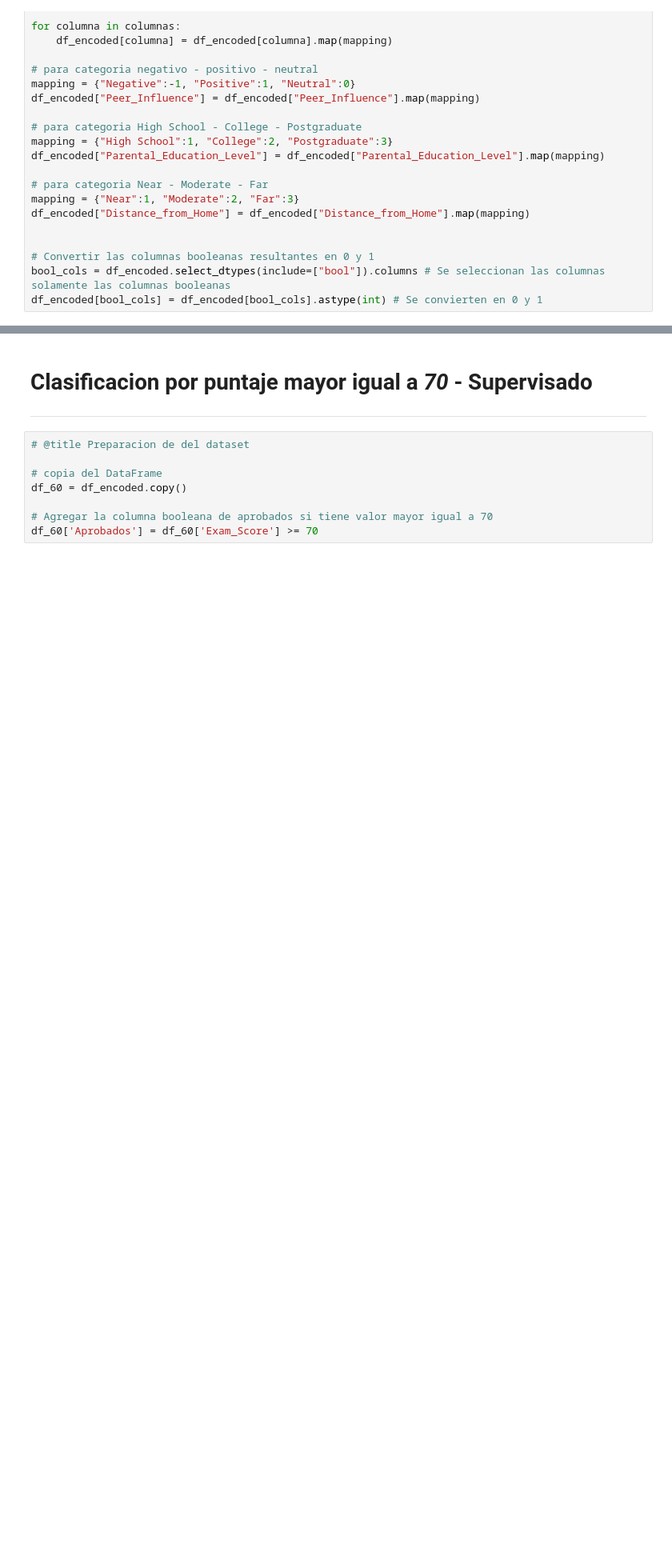
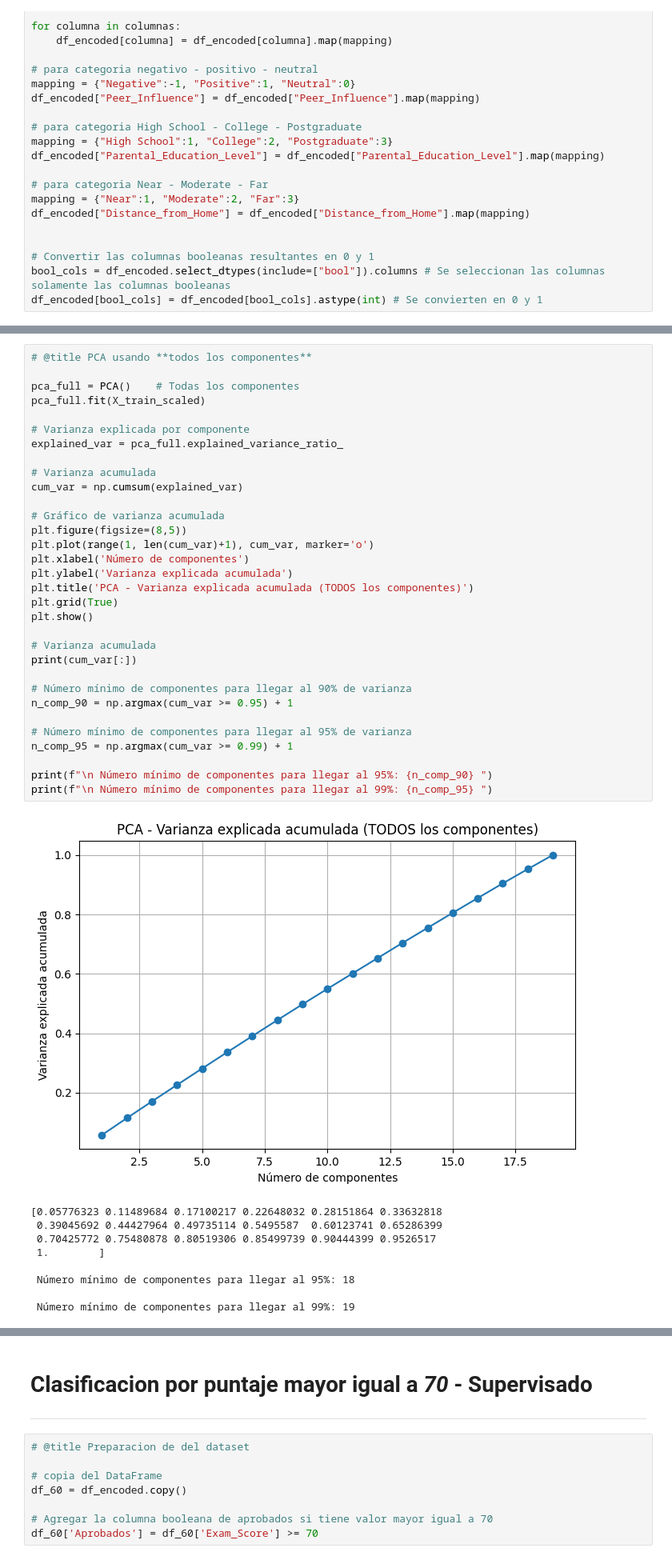
Before and after one commit to JeiGeek/ia1-LosPandas-prediccion_rendimiento_estudiantil, a Jupyter notebook: 03_Unsupervised_learning.ipynb, the cells around one changed output, grey strips where cells are left out. Shown at 80% size. Saved outputs shown, nothing was run; the diff lists cells and outputs as text; blank space fills up the shorter version.

```diff
--- a/03_Unsupervised_learning.ipynb
+++ b/03_Unsupervised_learning.ipynb
@@ -99,0 +162,42 @@ df_encoded[bool_cols] = df_encoded[bool_cols].astype(int) # Se convierten en 0 y
+# %%
+# @title PCA usando **todos los componentes**
+
+pca_full = PCA()    # Todas los componentes
+pca_full.fit(X_train_scaled)
+
+# Varianza explicada por componente
+explained_var = pca_full.explained_variance_ratio_
+
+# Varianza acumulada
+cum_var = np.cumsum(explained_var)
+
+# Gráfico de varianza acumulada
+plt.figure(figsize=(8,5))
+plt.plot(range(1, len(cum_var)+1), cum_var, marker='o')
+plt.xlabel('Número de componentes')
+plt.ylabel('Varianza explicada acumulada')
+plt.title('PCA - Varianza explicada acumulada (TODOS los componentes)')
+plt.grid(True)
+plt.show()
+
+# Varianza acumulada
+print(cum_var[:])
+
+# Número mínimo de componentes para llegar al 90% de varianza
+n_comp_90 = np.argmax(cum_var >= 0.95) + 1
+
+# Número mínimo de componentes para llegar al 95% de varianza
+n_comp_95 = np.argmax(cum_var >= 0.99) + 1
+
+print(f"\n Número mínimo de componentes para llegar al 95%: {n_comp_90} ")
+print(f"\n Número mínimo de componentes para llegar al 99%: {n_comp_95} ")
+# %% [output]
+[figure, added]
+[0.05776323 0.11489684 0.17100217 0.22648032 0.28151864 0.33632818
+ 0.39045692 0.44427964 0.49735114 0.5495587  0.60123741 0.65286399
+ 0.70425772 0.75480878 0.80519306 0.85499739 0.90444399 0.9526517
+ 1.        ]
+
+ Número mínimo de componentes para llegar al 95%: 18
+
+ Número mínimo de componentes para llegar al 99%: 19
```
Also changed, not shown: parts of 15 cells of this notebook.
